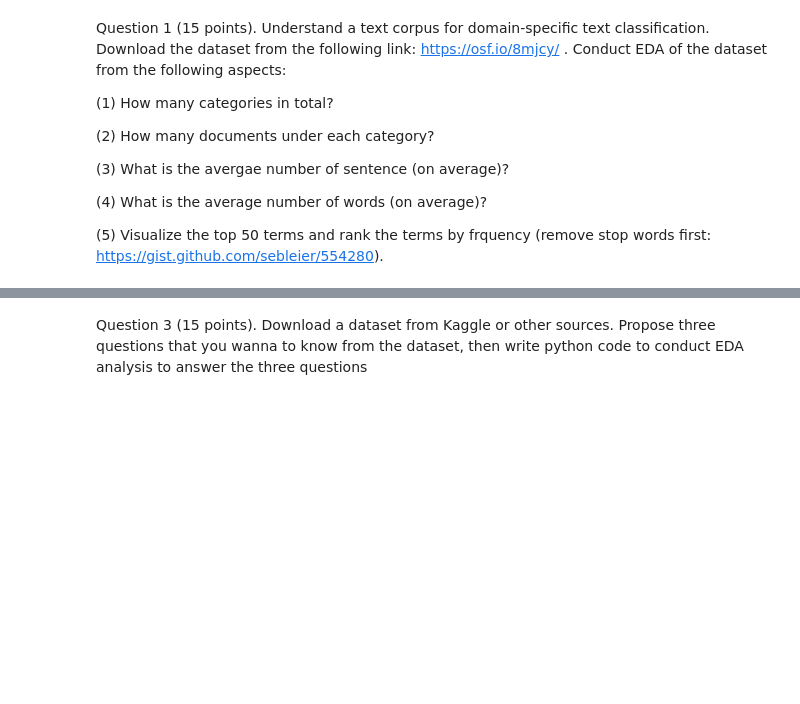
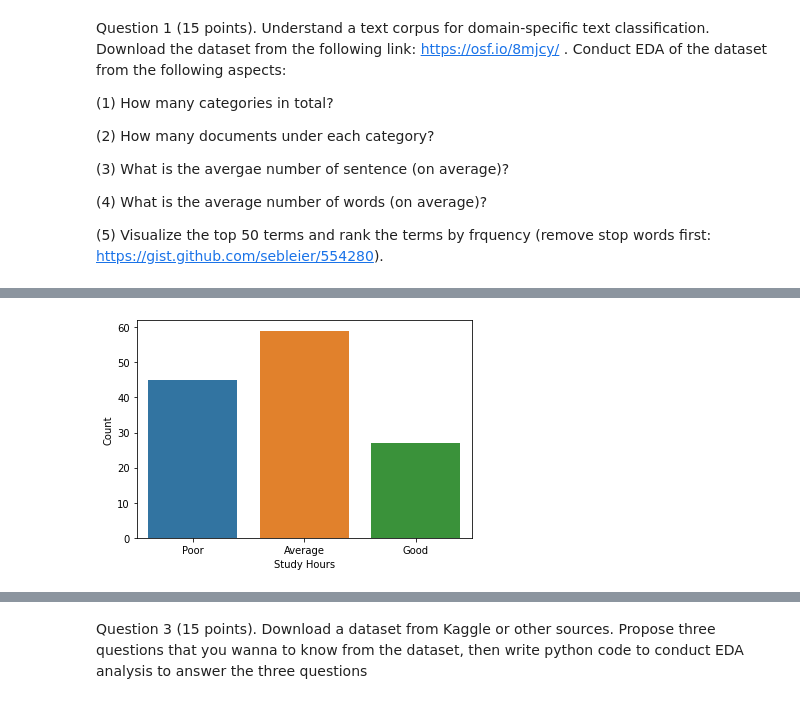
Before and after one commit to Shanmukh451/shanmukhanadh_INFO5502_sPRING2022, a Jupyter notebook: lab_assignment_04.ipynb, the cells around one changed output, grey strips where cells are left out. Drawn from its saved outputs; the diff is of its cells as text; code cells hidden in the pictures; blank space fills up the shorter version.

```diff
--- a/lab_assignment_04.ipynb
+++ b/lab_assignment_04.ipynb
@@ -41,0 +80,19 @@ If Percentage < 30 then Fail
+# %%
+# Your answer here (code + explanation):
+
+import pandas as ps
+myurl = 'https://raw.githubusercontent.com/unt-iialab/info5502-spring2022/main/datasets/lab-assignment-04-student-performance.csv'
+# now we ar geetingthe dta from the git source
+
+fd = ps.read_csv(myurl)
+
+for i in fd.columns:
+#printing the no ofcolumns
+    print("Column:",i)
+#printing the Numer of rows
+    print("Number of Rows:", fd[i].shape[0])
+#printing the unique values
+    print("Number of Unique values in the column:", fd[i].value_counts().shape[0])
+#printing the  count
+    print(fd[i].value_counts())
+    print()
@@ -41,0 +117,13 @@ If Percentage < 30 then Fail
+# %%
+#Question 2 visualizing the study hour column
+
+#import the required packages for visualizing the data
+import seaborn as sea
+import matplotlib.pyplot as mpl
+%matplotlib inline
+sea.countplot(fd['sh'])
+mpl.xlabel("Study Hours")
+mpl.ylabel("Count")
+mpl.show()
+# %% [output]
+[figure, added]
```
Also changed, not shown: parts of 7 cells of this notebook.
